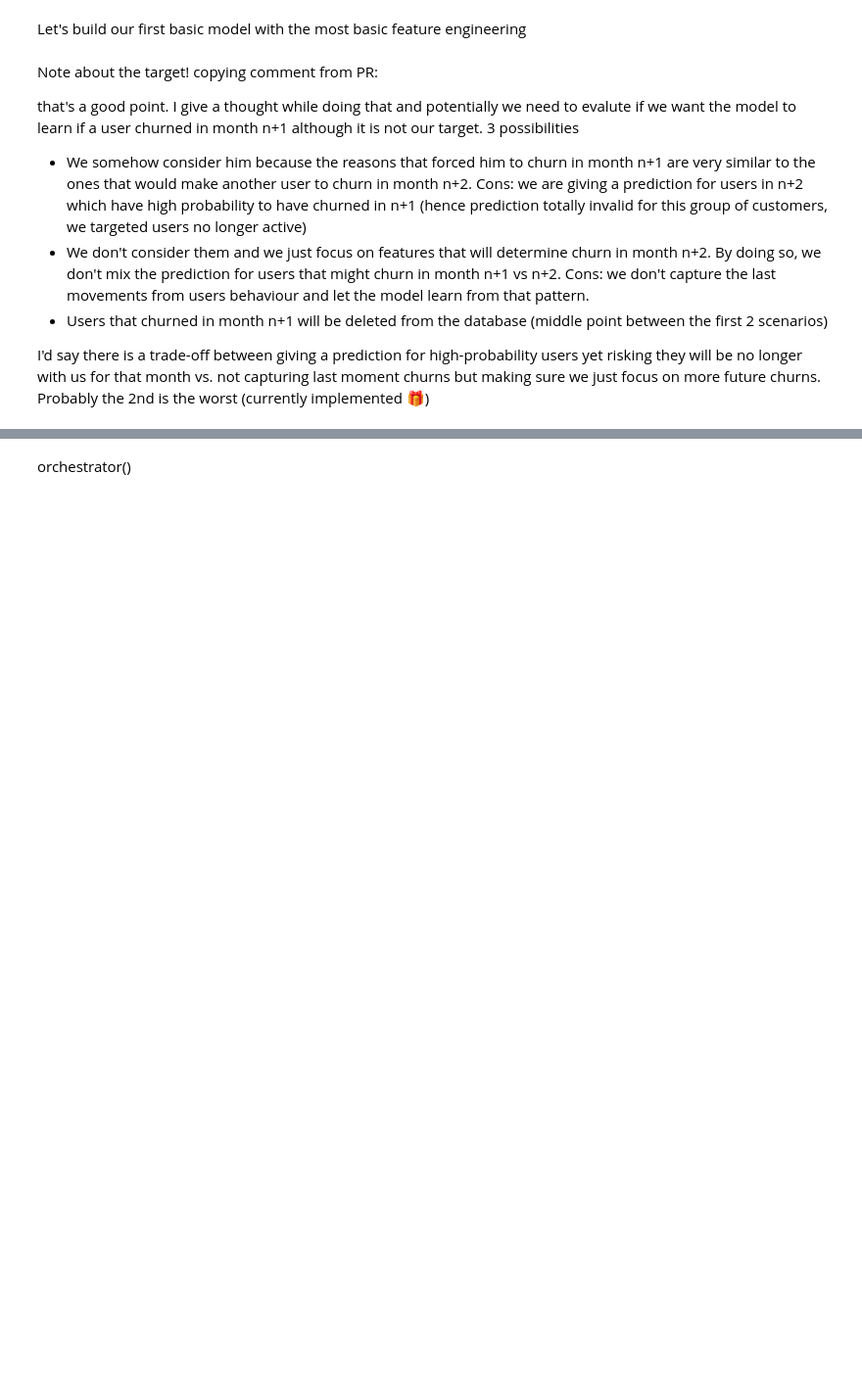
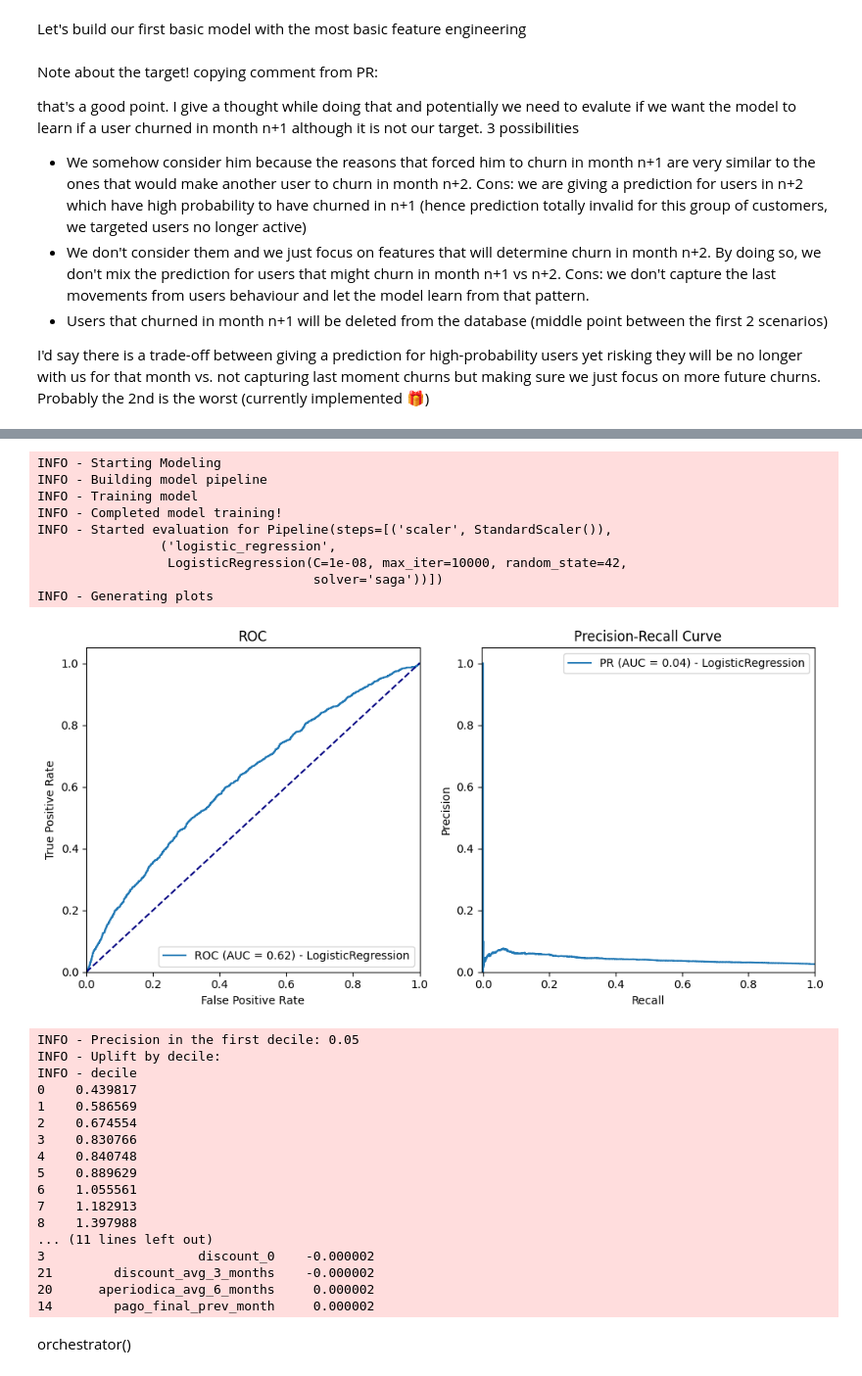
Before and after one commit to Zrive/zrive-ds-4q23-churn, a Jupyter notebook: src/eda/explore_data.ipynb, the cells around one changed output, grey strips where cells are left out. Shown at 98% size. Cells and saved outputs as stored; diff of their text form; code cells hidden in the pictures; blank space fills up the shorter version.

```diff
--- a/src/eda/explore_data.ipynb
+++ b/src/eda/explore_data.ipynb
@@ -785,23 +1374,23 @@ I'd say there is a trade-off between giving a prediction for high-probability us
 # %%
-def modeling(
-    features: pd.DataFrame, target: pd.Series, logistic_regression_params, logger
-) -> Pipeline:
+from sklearn.pipeline import Pipeline
+import lightgbm as lgb
+
+def modeling(features: pd.DataFrame, target: pd.Series, logistic_regression_params, logger) -> Pipeline:
     """
-    Prepares a machine learning pipeline that scales features and trains a logistic regression model
-    with processed data to predict churn.
+    Prepares a machine learning pipeline that trains a LightGBM model with processed data to predict churn.
 
     Args:
         features (pd.DataFrame): The features to train the model on.
         target (pd.Series): The target variable to predict.
 
     Returns:
-        Pipeline: A pipeline with a standard scaler and a trained logistic regression model.
+        Pipeline: A pipeline with a trained LightGBM model.
     """
 
     logger.info("Starting Modeling")
+    logger.info("Building model pipeline")
 
-    # Directly use the logistic_regression_params global variable
-    logger.info("Building model pipeline")
+    # Building the Logistic Regression pipeline
     pipeline = Pipeline(
         [
             ("scaler", StandardScaler()),
@@ -817,22 +1406,6 @@ def modeling(
             ),
         ]
     )
-    """
-    pipeline = Pipeline(
-        [
-            (
-                "lightgbm",
-                lgb.LGBMClassifier(
-                    boosting_type=lightgbm_params["boosting_type"],
-                    num_leaves=lightgbm_params["num_leaves"],
-                    max_depth=lightgbm_params["max_depth"],
-                    learning_rate=lightgbm_params["learning_rate"],
-                    n_estimators=lightgbm_params["n_estimators"],
-                    random_state=42,
-                ),
-            ),
-        ]
-    )"""
 
     logger.info("Training model")
     model = pipeline.fit(features, target)
@@ -1117,3 +1416,42 @@ save_curves_path = "src/models"
+# %%
+get_initial_params()
+#raw_data = data_gathering(query, logger)
+#clean_data = data_cleaning(raw_data, logger)
+#features, target, features_test, target_test = feature_computation(
+#    clean_data, train_from, train_to, logger
+#)
+model = modeling(features, target, logistic_regression_params, logger)
+model_metrics, precision_decile, uplift_by_decile, feature_importance = evaluation(
+    model, features_test, target_test, logger, save_curves_path
+)
+# %% [output]
+INFO - Starting Modeling
+INFO - Building model pipeline
+INFO - Training model
+INFO - Completed model training!
+INFO - Started evaluation for Pipeline(steps=[('scaler', StandardScaler()),
+                ('logistic_regression',
+                 LogisticRegression(C=1e-08, max_iter=10000, random_state=42,
+                                    solver='saga'))])
+INFO - Generating plots
+[figure, added]
+INFO - Precision in the first decile: 0.05
+INFO - Uplift by decile:
+INFO - decile
+0    0.439817
+1    0.586569
+2    0.674554
+3    0.830766
+4    0.840748
+5    0.889629
+6    1.055561
+7    1.182913
+8    1.397988
+... (11 lines left out)
+3                    discount_0    -0.000002
+21        discount_avg_3_months    -0.000002
+20      aperiodica_avg_6_months     0.000002
+14        pago_final_prev_month     0.000002
 # %% [markdown]
 orchestrator()
 # %%
```
Also changed, not shown: parts of 16 cells of this notebook, 2 other files.
